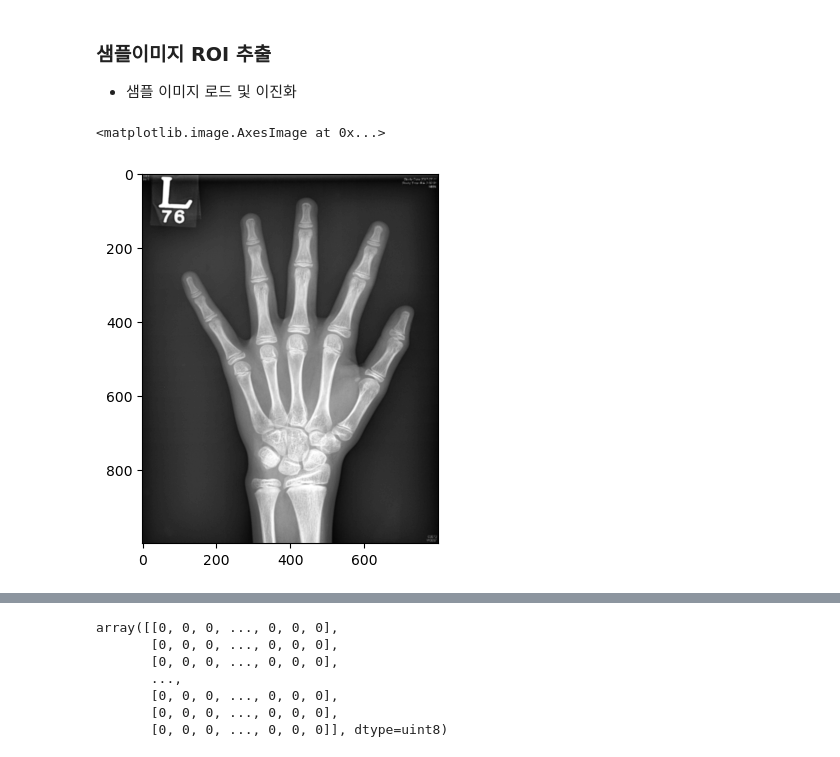
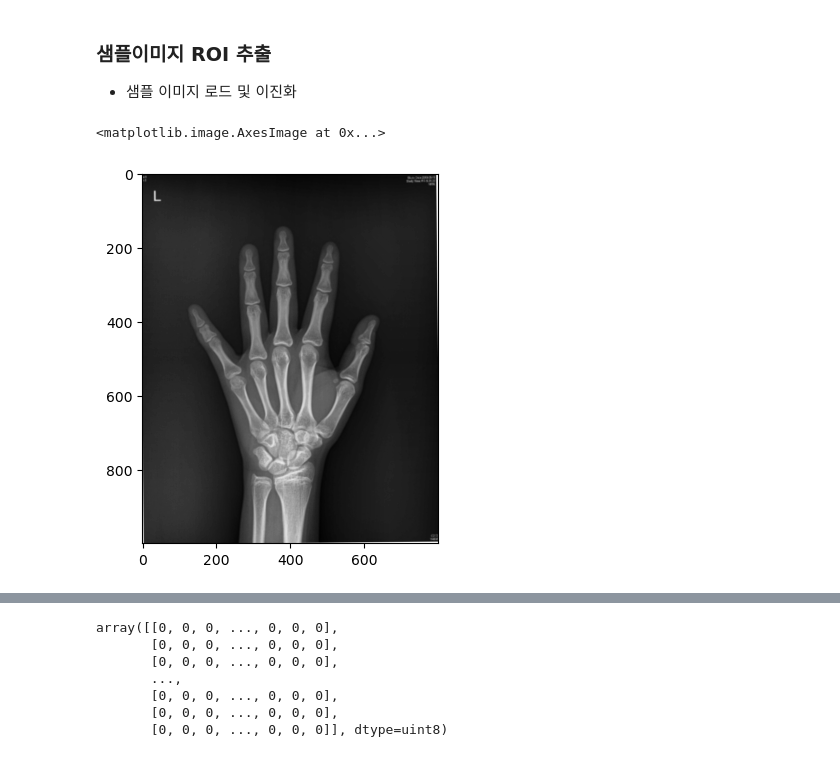
Before and after one commit to Junoflows/BoneAge_Project, a Jupyter notebook: image_roi.ipynb, the cells around one changed output, grey strips where cells are left out. Drawn from its saved outputs; the diff is of its cells as text; code cells hidden in the pictures.

```diff
--- a/image_roi.ipynb
+++ b/image_roi.ipynb
@@ -73,8 +73,8 @@ def get_iou(roi_points,iou_points):
 ### 샘플이미지 ROI 추출
 + 샘플 이미지 로드 및 이진화
 # %%
-img0 = cv2.imread('골밀도 데이터/rotate_image/' + data.No[0], cv2.IMREAD_GRAYSCALE)
+img0 = cv2.imread('골밀도 데이터/rotate_image/' + data.No[193], cv2.IMREAD_GRAYSCALE)
 plt.imshow(img0, 'gray')
 # %% [output]
 <matplotlib.image.AxesImage at 0x...>
-[figure, old version]
+[figure, new version]
```
Also changed, not shown: parts of 31 cells of this notebook.
